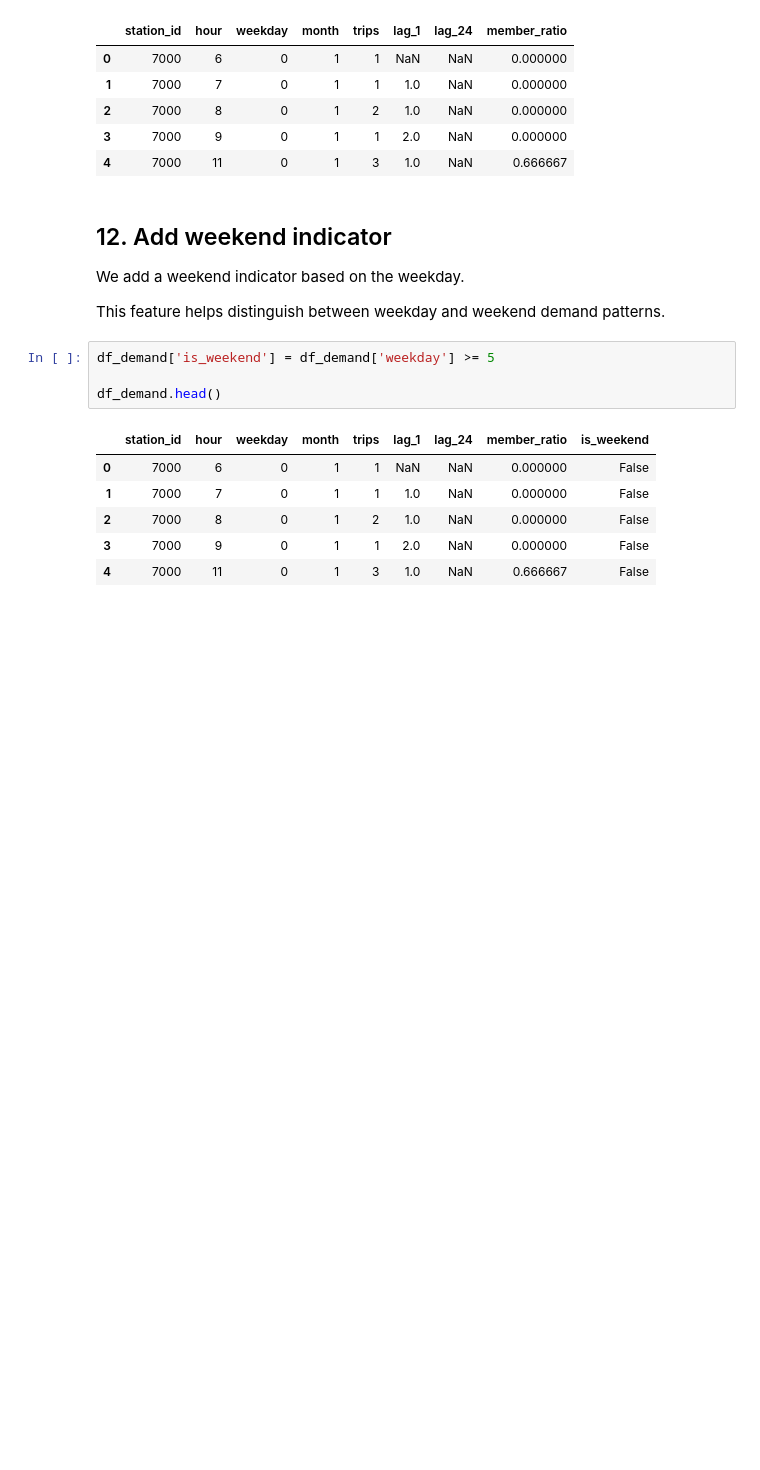
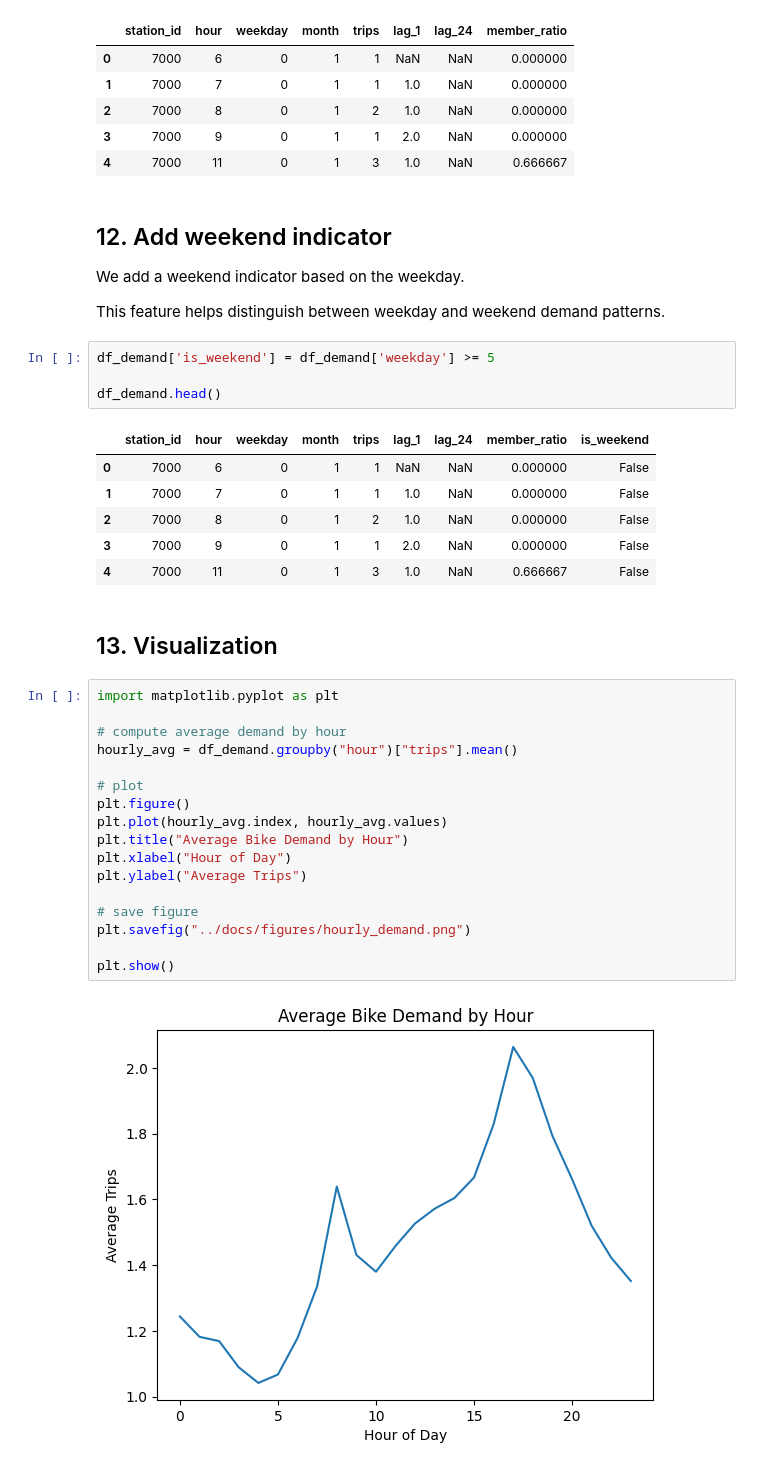
Before and after one commit to YifanTonyJu/CSCC11-bikeshare-demand-prediction, a Jupyter notebook: notebooks/01_data_exploration.ipynb, the cells around one changed output. Cells and saved outputs as stored; diff of their text form; blank space fills up the shorter version.

Commit message:
Update README, add visualization, clean build files, and add report sections (Data, Introduction, Future Work)

```diff
--- a/notebooks/01_data_exploration.ipynb
+++ b/notebooks/01_data_exploration.ipynb
@@ -319,3 +319,24 @@ df_demand.head()
 | 2 | 7000 | 8 | 0 | 1 | 2 | 1.0 | NaN | 0.000000 | False |
 | 3 | 7000 | 9 | 0 | 1 | 1 | 2.0 | NaN | 0.000000 | False |
 | 4 | 7000 | 11 | 0 | 1 | 3 | 1.0 | NaN | 0.666667 | False |
+# %% [markdown]
+## 13. Visualization
+# %%
+import matplotlib.pyplot as plt
+
+# compute average demand by hour
+hourly_avg = df_demand.groupby("hour")["trips"].mean()
+
+# plot
+plt.figure()
+plt.plot(hourly_avg.index, hourly_avg.values)
+plt.title("Average Bike Demand by Hour")
+plt.xlabel("Hour of Day")
+plt.ylabel("Average Trips")
+
+# save figure
+plt.savefig("../docs/figures/hourly_demand.png")
+
+plt.show()
+# %% [output]
+[figure, added]
```
Also changed, not shown: parts of 3 cells of this notebook, 5 other files.
